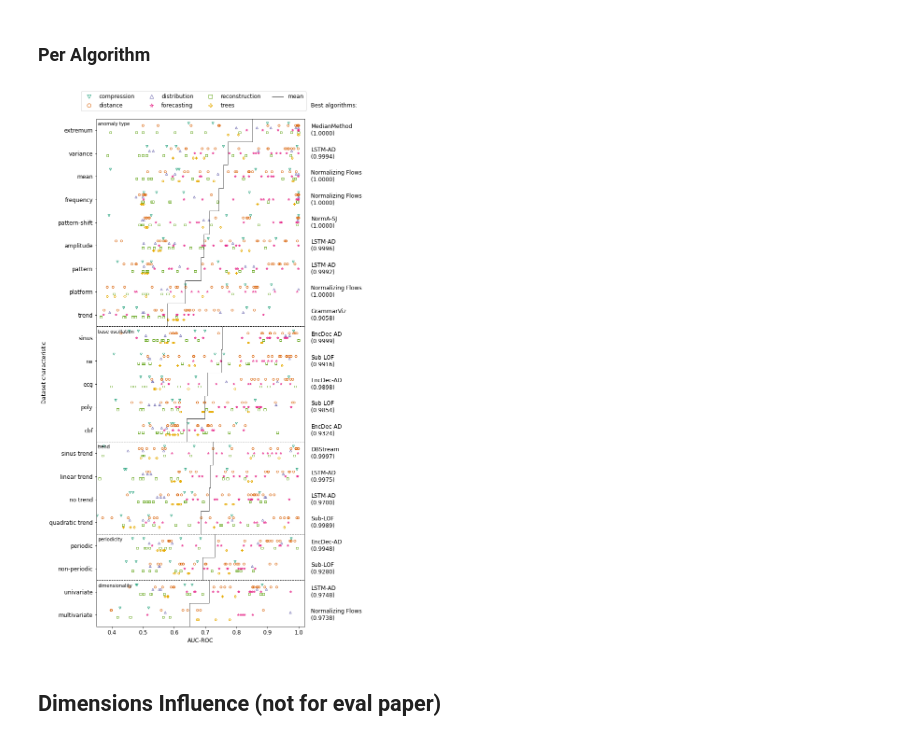
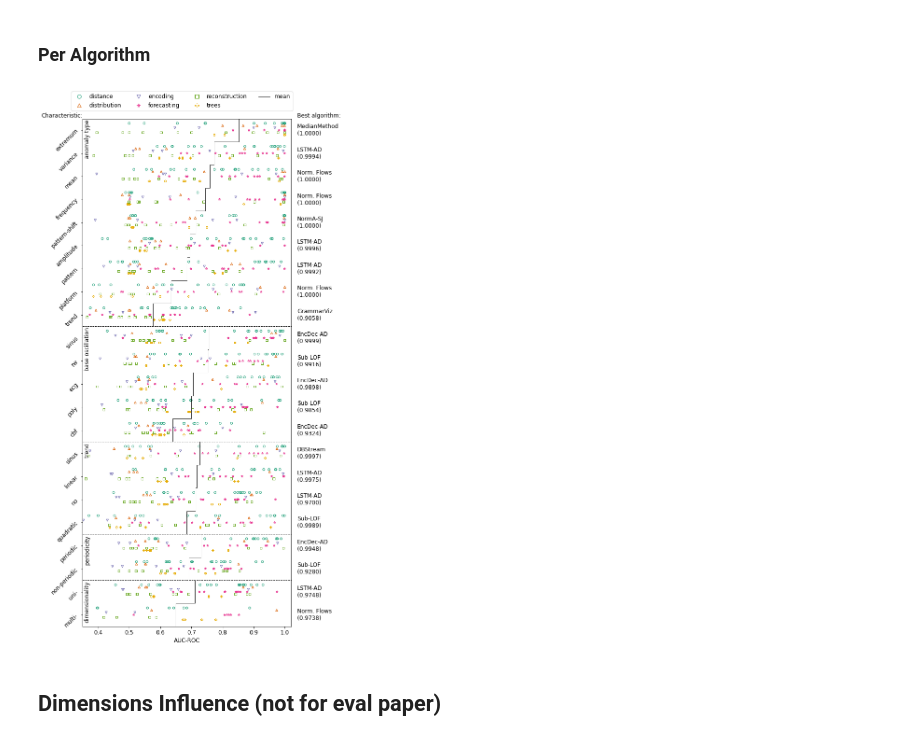
Before and after one commit to TimeEval/TimeEval, a Jupyter notebook: notebooks/Paper plots (GutenTAG&Benchmark).ipynb, the cells around one changed output. Cells and saved outputs as stored; diff of their text form; code cells hidden in the pictures.

Commit message:
feat: update paper plots for revision

```diff
--- a/notebooks/Paper plots (GutenTAG&Benchmark).ipynb
+++ b/notebooks/Paper plots (GutenTAG&Benchmark).ipynb
@@ -295,12 +295,12 @@ algo_meta = {
     "DWT-MLEAD": {"name": "DWT-MLEAD", "research_area": "Signal Analysis", "method_family": "distribution", "image_name": "dwt_mlead", "display_name": "DWT-MLEAD", "tex_command": "\\dwtmlead[cite]{}"},
     "Extended Isolation Forest (EIF)": {"name": "Extended Isolation Forest (EIF)", "research_area": "Classic Machine Learning", "method_family": "trees", "image_name": "eif", "display_name": "EIF", "tex_command": "\\eif[cite]{}"},
     "EncDec-AD": {"name": "EncDec-AD", "research_area": "Deep Learning", "method_family": "reconstruction", "image_name": "encdec_ad", "display_name": "EncDec-AD", "tex_command": "\\encdecad[cite]{}"},
-    "Ensemble GI": {"name": "Ensemble GI", "research_area": "Data Mining", "method_family": "compression", "image_name": "ensemble_gi", "display_name": "Ensemble GI", "tex_command": "\\ensemblegi[cite]{}"},
+    "Ensemble GI": {"name": "Ensemble GI", "research_area": "Data Mining", "method_family": "encoding", "image_name": "ensemble_gi", "display_name": "Ensemble GI", "tex_command": "\\ensemblegi[cite]{}"},
     "Fast-MCD": {"name": "Fast-MCD", "research_area": "Statistics (Regression & Forecasting)", "method_family": "distribution", "image_name": "fast_mcd", "display_name": "Fast-MCD", "tex_command": "\\fastmcd[cite]{}"},
     "FFT": {"name": "FFT", "research_area": "Signal Analysis", "method_family": "reconstruction", "image_name": "fft", "display_name": "FFT", "tex_command": "\\fft[cite]{}"},
     "Random Forest Regressor (RR)": {"name": "Random Forest Regressor (RR)", "research_area": "Classic Machine Learning", "method_family": "forecasting", "image_name": "generic_rf", "display_name": "RForest", "tex_command": "\\randomforest[cite]{}"},
     "XGBoosting (RR)": {"name": "XGBoosting (RR)", "research_area": "Classic Machine Learning", "method_family": "forecasting", "image_name": "generic_xgb", "display_name": "XGBoosting", "tex_command": "\\xgboosting[cite]{}"},
-    "GrammarViz": {"name": "GrammarViz", "research_area": "Data Mining", "method_family": "compression", "image_name": "grammarviz3", "display_name": "GrammarViz", "tex_command": "\\grammarviz[cite]{}"},
+    "GrammarViz": {"name": "GrammarViz", "research_area": "Data Mining", "method_family": "encoding", "image_name": "grammarviz3", "display_name": "GrammarViz", "tex_command": "\\grammarviz[cite]{}"},
     "HBOS": {"name": "HBOS", "research_area": "Classic Machine Learning", "method_family": "distance", "image_name": "hbos", "display_name": "HBOS", "tex_command": "\\hbos[cite]{}"},
     "HealthESN": {"name": "HealthESN", "research_area": "Deep Learning", "method_family": "forecasting", "image_name": "health_esn", "display_name": "HealthESN", "tex_command": "\\healthesn[cite]{}"},
     "Hybrid Isolation Forest (HIF)": {"name": "Hybrid Isolation Forest (HIF)", "research_area": "Ourlier Detection", "method_family": "trees", "image_name": "hif", "display_name": "HIF", "tex_command": "\\hif[cite]{}"},
@@ -311,7 +311,7 @@ algo_meta = {
     "ImageEmbeddingCAE": {"name": "ImageEmbeddingCAE", "research_area": "Deep Learning", "method_family": "reconstruction", "image_name": "img_embedding_cae", "display_name": "IE-CAE", "tex_command": "\\iecae[cite]{}"},
     "k-Means": {"name": "k-Means", "research_area": "Classic Machine Learning", "method_family": "distance", "image_name": "kmeans", "display_name": "k-Means", "tex_command": "\\kmeans[cite]{}"},
     "KNN": {"name": "KNN", "research_area": "Classic Machine Learning", "method_family": "distance", "image_name": "knn", "display_name": "KNN", "tex_command": "\\knn[cite]{}"},
-    "LaserDBN": {"name": "LaserDBN", "research_area": "Stochastic Learning", "method_family": "compression", "image_name": "laser_dbn", "display_name": "LaserDBN", "tex_command": "\\laserdbn[cite]{}"},
+    "LaserDBN": {"name": "LaserDBN", "research_area": "Stochastic Learning", "method_family": "encoding", "image_name": "laser_dbn", "display_name": "LaserDBN", "tex_command": "\\laserdbn[cite]{}"},
     "Left STAMPi": {"name": "Left STAMPi", "research_area": "Data Mining", "method_family": "distance", "image_name": "left_stampi", "display_name": "Left STAMPi", "tex_command": "\\leftstampi[cite]{}"},
     "LOF": {"name": "LOF", "research_area": "Ourlier Detection", "method_family": "distance", "image_name": "lof", "display_name": "LOF", "tex_command": "\\lof[cite]{}"},
     "LSTM-AD": {"name": "LSTM-AD", "research_area": "Deep Learning", "method_family": "forecasting", "image_name": "lstm_ad", "display_name": "LSTM-AD", "tex_command": "\\lstmad[cite]{}"},
@@ -319,7 +319,7 @@ algo_meta = {
     "MedianMethod": {"name": "MedianMethod", "research_area": "Statistics (Regression & Forecasting)", "method_family": "forecasting", "image_name": "median_method", "display_name": "MedianMethod", "tex_command": "\\medianmethod[cite]{}"},
     "MSCRED": {"name": "MSCRED", "research_area": "Deep Learning", "method_family": "reconstruction", "image_name": "mscred", "display_name": "MSCRED", "tex_command": "\\mscred[cite]{}"},
     "MTAD-GAT": {"name": "MTAD-GAT", "research_area": "Deep Learning", "method_family": "forecasting", "image_name": "mtad_gat", "display_name": "MTAD-GAT", "tex_command": "\\mtadgat[cite]{}"},
-    "MultiHMM": {"name": "MultiHMM", "research_area": "Stochastic Learning", "method_family": "compression", "image_name": "multi_hmm", "display_name": "MultiHMM", "tex_command": "\\multihmm[cite]{}"},
+    "MultiHMM": {"name": "MultiHMM", "research_area": "Stochastic Learning", "method_family": "encoding", "image_name": "multi_hmm", "display_name": "MultiHMM", "tex_command": "\\multihmm[cite]{}"},
     "NormA": {"name": "NormA", "research_area": "Data Mining", "method_family": "distance", "image_name": "norma", "display_name": "NormA-SJ", "tex_command": "\\norma[cite]{}"},
     "Normalizing Flows": {"name": "Normalizing Flows", "research_area": "Deep Learning", "method_family": "distribution", "image_name": "normalizing_flows", "display_name": "Normalizing Flows", "tex_command": "\\normalizingflows[cite]{}"},
     "NoveltySVR": {"name": "NoveltySVR", "research_area": "Classic Machine Learning", "method_family": "forecasting", "image_name": "novelty_svr", "display_name": "NoveltySVR", "tex_command": "\\noveltysvr[cite]{}"},
@@ -345,11 +345,11 @@ algo_meta = {
     "Subsequence IF": {"name": "Subsequence IF", "research_area": "Ourlier Detection", "method_family": "trees", "image_name": "subsequence_if", "display_name": "Sub-IF", "tex_command": "\\subsequenceif[cite]{}"},
     "Subsequence LOF": {"name": "Subsequence LOF", "research_area": "Ourlier Detection", "method_family": "distance", "image_name": "subsequence_lof", "display_name": "Sub-LOF", "tex_command": "\\subsequencelof[cite]{}"},
     "TAnoGAN": {"name": "TAnoGAN", "research_area": "Deep Learning", "method_family": "reconstruction", "image_name": "tanogan", "display_name": "TAnoGAN", "tex_command": "\\tanogan[cite]{}"},
-    "TARZAN": {"name": "TARZAN", "research_area": "Data Mining", "method_family": "compression", "image_name": "tarzan", "display_name": "TARZAN", "tex_command": "\\tarzan[cite]{}"},
+    "TARZAN": {"name": "TARZAN", "research_area": "Data Mining", "method_family": "encoding", "image_name": "tarzan", "display_name": "TARZAN", "tex_command": "\\tarzan[cite]{}"},
     "Telemanom": {"name": "Telemanom", "research_area": "Deep Learning", "method_family": "forecasting", "image_name": "telemanom", "display_name": "Telemanom", "tex_command": "\\telemanom[cite]{}"},
     "Torsk": {"name": "Torsk", "research_area": "Deep Learning", "method_family": "forecasting", "image_name": "torsk", "display_name": "Torsk", "tex_command": "\\torsk[cite]{}"},
     "Triple ES (Holt-Winter's)": {"name": "Triple ES (Holt-Winter's)", "research_area": "Statistics (Regression & Forecasting)", "method_family": "forecasting", "image_name": "triple_es", "display_name": "Triple ES", "tex_command": "\\triplees[cite]{}"},
-    "TSBitmap": {"name": "TSBitmap", "research_area": "Data Mining", "method_family": "compression", "image_name": "ts_bitmap", "display_name": "TSBitmap", "tex_command": "\\tsbitmap[cite]{}"},
+    "TSBitmap": {"name": "TSBitmap", "research_area": "Data Mining", "method_family": "encoding", "image_name": "ts_bitmap", "display_name": "TSBitmap", "tex_command": "\\tsbitmap[cite]{}"},
     "VALMOD": {"name": "VALMOD", "research_area": "Data Mining", "method_family": "distance", "image_name": "valmod", "display_name": "VALMOD", "tex_command": "\\valmod[cite]{}"},
     "Random Baseline": {"name": "Random Baseline", "research_area": "", "method_family": "baseline", "image_name": "baseline_random", "display_name": "Random Baseline", "tex_command": "Random Baseline"},
     "Normal Baseline": {"name": "Normal Baseline", "research_area": "", "method_family": "baseline", "image_name": "baseline_normal", "display_name": "Normal Baseline", "tex_command": "Normal Baseline"},
@@ -719,7 +719,7 @@ df_tmp.sort_values("Diff ROC_AUC").style.format({"Diff_rank": "{:+03.0f}".format
 # %%
 def method_family_marker_map(family):
     mapping = {
-        "compression": "v",
+        "encoding": "v",
         "distance": "o",
         "distribution": "^",
         "forecasting": "*",
@@ -1020,39 +1020,40 @@ for family, scatter in scatter_plots.items():
 ax.legend(handles=[
     Line2D([0], [0], marker=method_family_marker_map(fam), color='w', label=fam, markerfacecolor="none", markeredgecolor=colormap(i), markersize=8)
     for i, fam in enumerate(method_families)
 ] + [
     Line2D([0], [0], label="mean", color="black", linewidth=1)
 ], loc="lower right", ncol=4, bbox_to_anchor=[1+xlim_ext_r, 1.01])#[0.4, 1.01 + 1./len(types)])
 
 annotation_x = 1.04
 
-ax.annotate("Best algorithms:", (annotation_x, len(types)), annotation_clip=False)
+ax.annotate("Best algorithm:", (annotation_x, len(types)-0.45), annotation_clip=False)
 for type_, best in zip(types, best_per_type):
-    ax.annotate(best, (annotation_x, y_lut(type_)), annotation_clip=False, fontsize=fontsize, va="center")
+    ax.annotate(best.replace("Normalizing", "Norm."), (annotation_x, y_lut(type_)), annotation_clip=False, fontsize=fontsize, va="center")
 
+ax.annotate("Characteristic:", (0.35, len(types)-0.45), annotation_clip=False, ha="right")
 last = 0
 for hline, characteristic in zip(hlines, ["dimensionality", "periodicity", "trend", "base oscillation", "anomaly type"]):
-    ax.annotate(characteristic, (x_range[0]-xlim_ext_l+0.005, hline-0.8), rotation=0, fontsize=fontsize-2)
+    ax.annotate(characteristic, (x_range[0]-xlim_ext_l+0.005, hline-0.55), rotation=90, fontsize=fontsize, va="top")
     last = hline
     if characteristic != "anomaly type":
         ax.hlines(hline - 0.5, x_range[0]-xlim_ext_l, x_range[1]+xlim_ext_r, color="black", linewidth=1, linestyle="--", clip_on=False)
 
 
 for mean, (i, _) in zip(means, enumerate(types)):
     ax.vlines(mean, i-0.5, i+0.5, color="black", linewidth=1, alpha=0.7)
     if len(means) > i+1 and i+1 not in hlines:
         next_mean = means[i+1]
         ax.hlines(i+0.5, min(mean, next_mean), max(mean, next_mean), color="black", linewidth=1, alpha=0.7)
 
-plt.yticks(*zip(*list(enumerate(types))))
+plt.yticks(*zip(*list(enumerate(map(lambda x: x.replace(" trend", "").replace("variate", "-"), types)))), rotation=45)
 plt.xlabel("AUC-ROC")
-plt.ylabel("Dataset characteristic")
+#plt.ylabel("Dataset characteristic")
 plt.xlim(x_range[0]-xlim_ext_l, x_range[1]+xlim_ext_r)
 plt.ylim(-0.5, len(types)-0.5)
 plt.savefig("plots/data-characteristic-scatter-heat.pdf", bbox_inches="tight")
 plt.show()
 # %% [output]
-[figure, old version]
+[figure, new version]
 # %% [markdown]
 ## Dimensions Influence (not for eval paper)
 # %%
```
Also changed, not shown: parts of 1 cell of this notebook.
